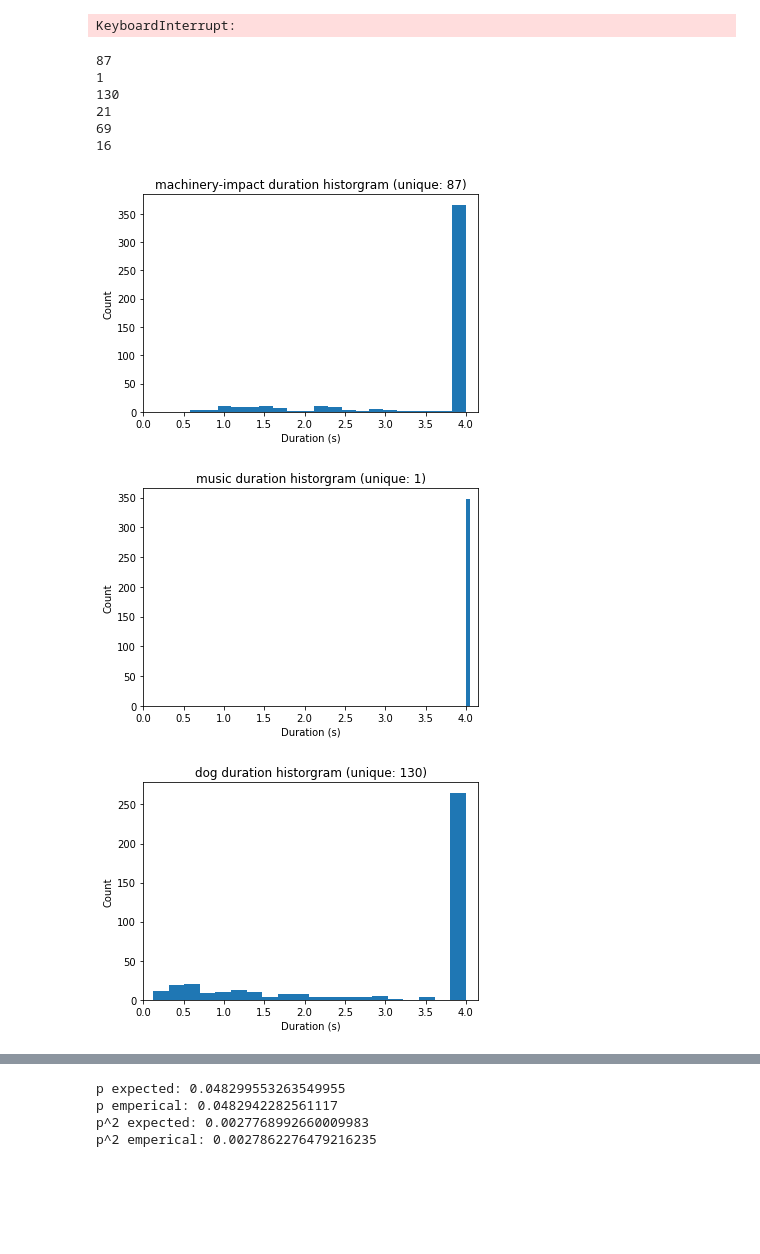
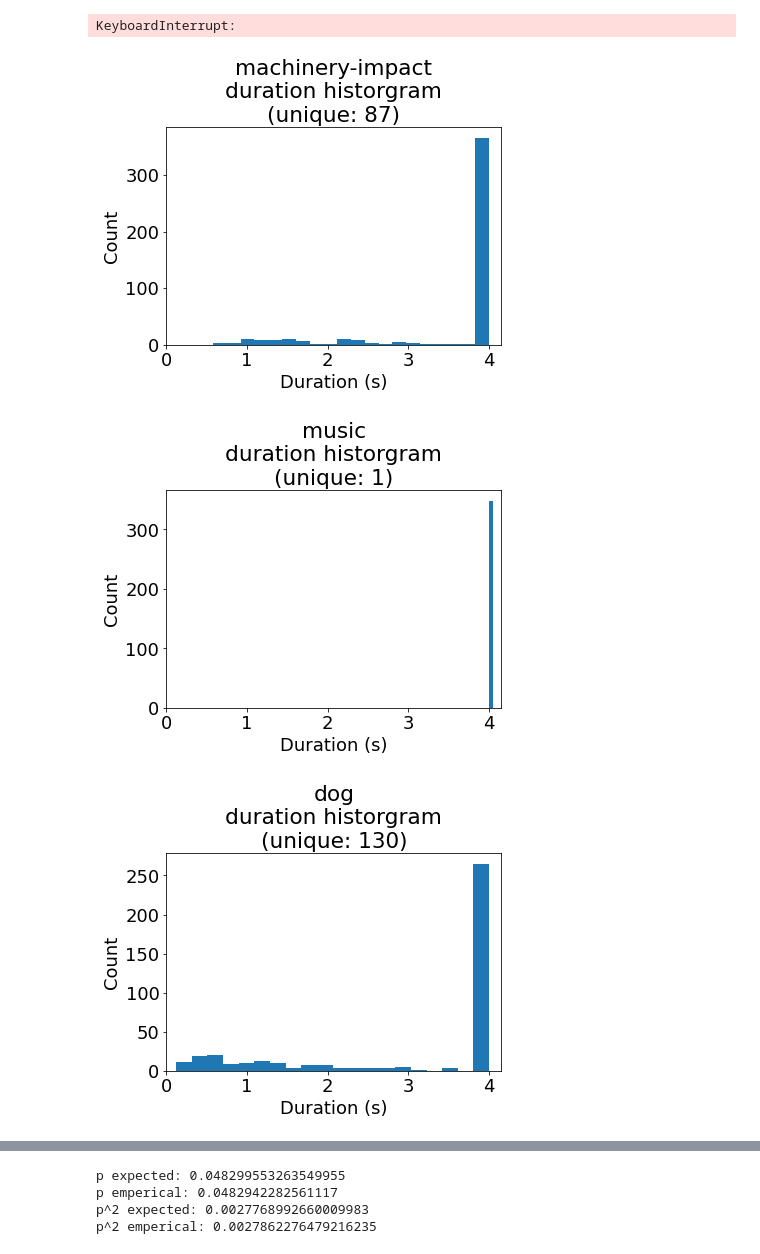
Before and after one commit to auroracramer/scaper-optimization, a Jupyter notebook: optimize.ipynb, the cells around one changed output, grey strips where cells are left out. Drawn from its saved outputs; the diff is of its cells as text; code cells hidden in the pictures; blank space fills up the shorter version.

```diff
--- a/optimize.ipynb
+++ b/optimize.ipynb
@@ -23,8 +23,9 @@ def compute_st_npc_sq(lamb, pi, d_arr):
 
 def fc(x, *args):
     pc, d_arr = args
-    lamb = x[0]
-    pi = x[1:]
+    lamb = max(x[0], 0)
+    pi = np.maximum(x[1:], 0)
+    pi /= pi.sum()
     d_arr = np.array(d_arr)
     assert d_arr.shape == pi.shape
 
@@ -38,8 +39,9 @@ def fc(x, *args):
 
 def grad_fc(x, *args):
     pc, d_arr = args
-    lamb = x[0]
-    pi = x[1:]
+    lamb = max(x[0], 0)
+    pi = np.maximum(x[1:], 0)
+    pi /= pi.sum()
     d_arr = np.array(d_arr)
 
     q = compute_q(pi, d_arr)
@@ -57,8 +59,9 @@ def grad_fc(x, *args):
 
 def hess_fc(x, *args):
     pc, d_arr = args
-    lamb = x[0]
-    pi = x[1:]
+    lamb = max(x[0], 0)
+    pi = np.maximum(x[1:], 0)
+    pi /= pi.sum()
     d_arr = np.array(d_arr)
 
     q = compute_q(pi, d_arr)
@@ -153,9 +156,6 @@ raw_params_dict = {}
 bin_params_dict = {}
 
 for sensor_id, sensor_dict in sensor_pred.items():
-    if sensor_id not in sensor_ids:
-        continue
-
     raw_pred_dict = {x: [] for x in hour_blocks}
     bin_pred_dict = {x: [] for x in hour_blocks}
 
@@ -166,6 +166,8 @@ for sensor_id, sensor_dict in sensor_pred.items():
 
 
     for hour_block in hour_blocks:
+        if len(raw_pred_dict[hour_block]) == 0:
+            continue
         raw_p_list = np.concatenate(raw_pred_dict[hour_block]).mean(axis=0)
         bin_p_list = np.concatenate(bin_pred_dict[hour_block]).mean(axis=0)
 
@@ -202,30 +204,27 @@ with open(raw_params_path, 'wb') as f:
     pk.dump(raw_params_dict, f)
 with open(bin_params_path, 'wb') as f:
     pk.dump(bin_params_dict, f)
+# %%
+import matplotlib
+matplotlib.rcParams.update({'font.size': 18})
 # %%
 for class_name in os.listdir(dataset_dir):
     class_dir = os.path.join(dataset_dir, class_name)
     d_arr = []
     for fname in os.listdir(class_dir):
         clip_path = os.path.join(class_dir, fname)
         clip_duration = librosa.get_duration(filename=clip_path)
         d_arr.append(clip_duration)
 
     num_unique = np.unique(d_arr).shape[0]
 
     fig = plt.figure()
     plt.hist(d_arr, bins=20)
-    plt.title(class_name + " duration historgram (unique: {})".format(num_unique))
+    plt.title(class_name + "\nduration historgram\n(unique: {})".format(num_unique))
     plt.xlabel('Duration (s)')
     plt.ylabel('Count')
     plt.xlim([0, 4.15])
 # %% [output]
-87
-1
-130
-21
-69
-16
-[figure, old version]
+[figure, new version]
-[figure, old version]
+[figure, new version]
-[figure, old version]
+[figure, new version]
```
Also changed, not shown: parts of 5 cells of this notebook.
